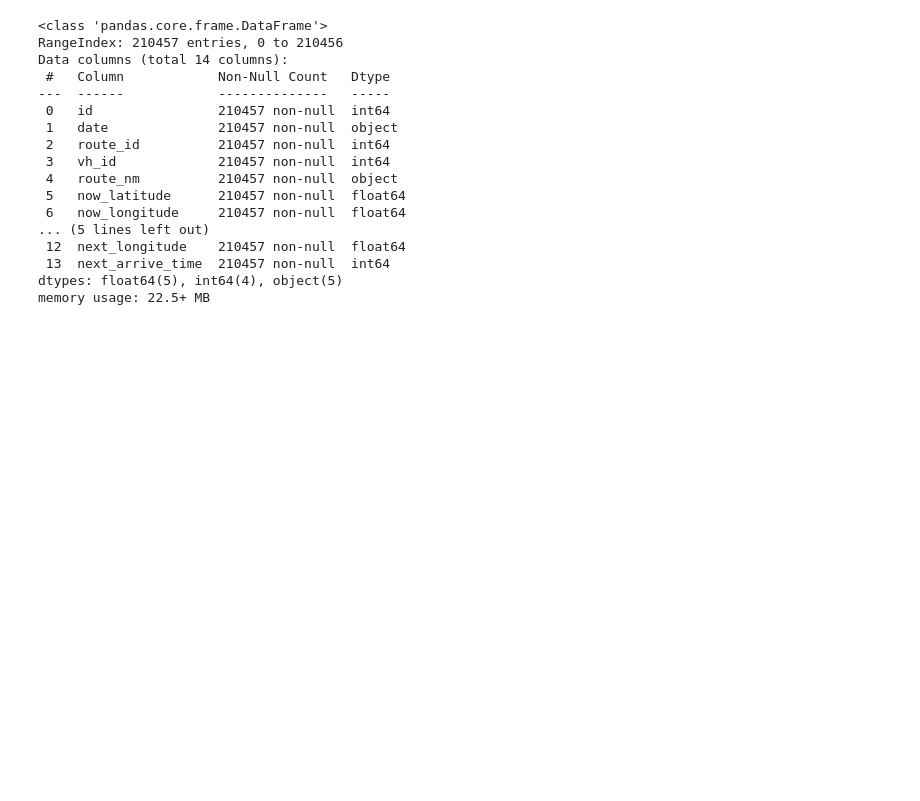
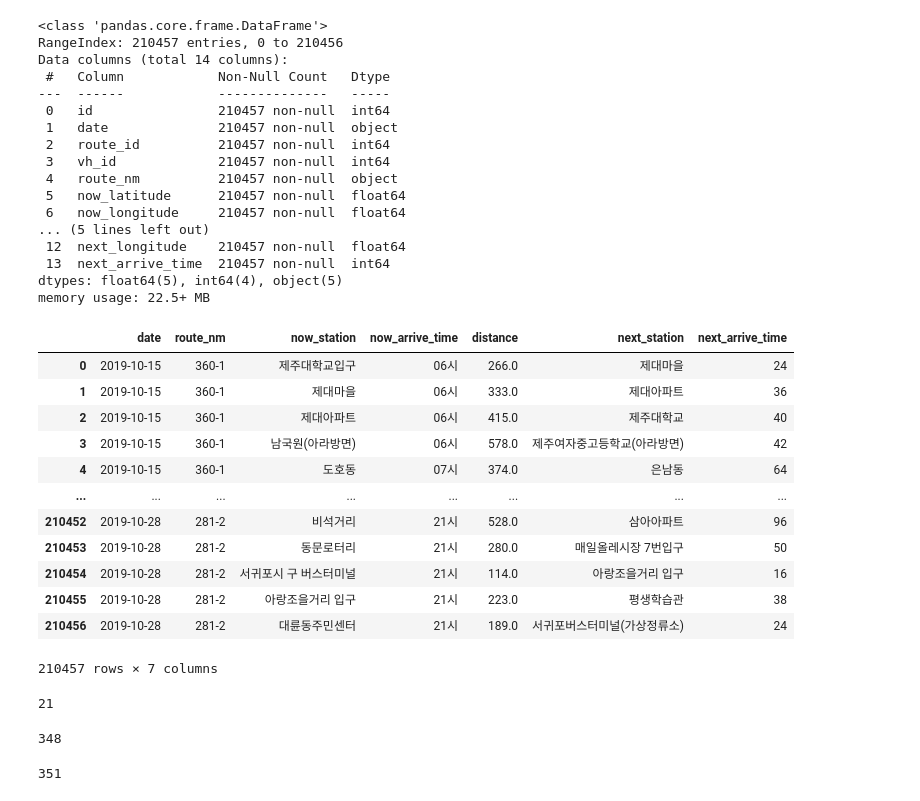
Before and after one commit to dlarhkd1211/ADP, a Jupyter notebook: 1205/12-05Regression.ipynb, the cells around one changed output. Cells and saved outputs as stored; diff of their text form; code cells hidden in the pictures; blank space fills up the shorter version.

```diff
--- a/1205/12-05Regression.ipynb
+++ b/1205/12-05Regression.ipynb
@@ -35,3 +35,21 @@ Data columns (total 14 columns):
  13  next_arrive_time  210457 non-null  int64
 dtypes: float64(5), int64(4), object(5)
 memory usage: 22.5+ MB
+# %%
+df = df[['date','route_nm','now_station','now_arrive_time','distance','next_station','next_arrive_time']]
+# %%
+df
+# %% [output]
+|  | date | route_nm | now_station | now_arrive_time | distance | next_station | next_arrive_time |
+| 0 | 2019-10-15 | 360-1 | 제주대학교입구 | 06시 | 266.0 | 제대마을 | 24 |
+| 1 | 2019-10-15 | 360-1 | 제대마을 | 06시 | 333.0 | 제대아파트 | 36 |
+| 2 | 2019-10-15 | 360-1 | 제대아파트 | 06시 | 415.0 | 제주대학교 | 40 |
+| 3 | 2019-10-15 | 360-1 | 남국원(아라방면) | 06시 | 578.0 | 제주여자중고등학교(아라방면) | 42 |
+| 4 | 2019-10-15 | 360-1 | 도호동 | 07시 | 374.0 | 은남동 | 64 |
+| ... | ... | ... | ... | ... | ... | ... | ... |
+| 210452 | 2019-10-28 | 281-2 | 비석거리 | 21시 | 528.0 | 삼아아파트 | 96 |
+| 210453 | 2019-10-28 | 281-2 | 동문로터리 | 21시 | 280.0 | 매일올레시장 7번입구 | 50 |
+| 210454 | 2019-10-28 | 281-2 | 서귀포시 구 버스터미널 | 21시 | 114.0 | 아랑조을거리 입구 | 16 |
+| 210455 | 2019-10-28 | 281-2 | 아랑조을거리 입구 | 21시 | 223.0 | 평생학습관 | 38 |
+| 210456 | 2019-10-28 | 281-2 | 대륜동주민센터 | 21시 | 189.0 | 서귀포버스터미널(가상정류소) | 24 |
+210457 rows × 7 columns
@@ -37,0 +61,12 @@ memory usage: 22.5+ MB
+# %%
+len(df['route_nm'].unique())
+# %% [output]
+21
+# %%
+len(df['now_station'].unique())
+# %% [output]
+348
+# %%
+len(df['next_station'].unique())
+# %% [output]
+351
```
Also changed, not shown: parts of 3 cells of this notebook, 2 other files.
